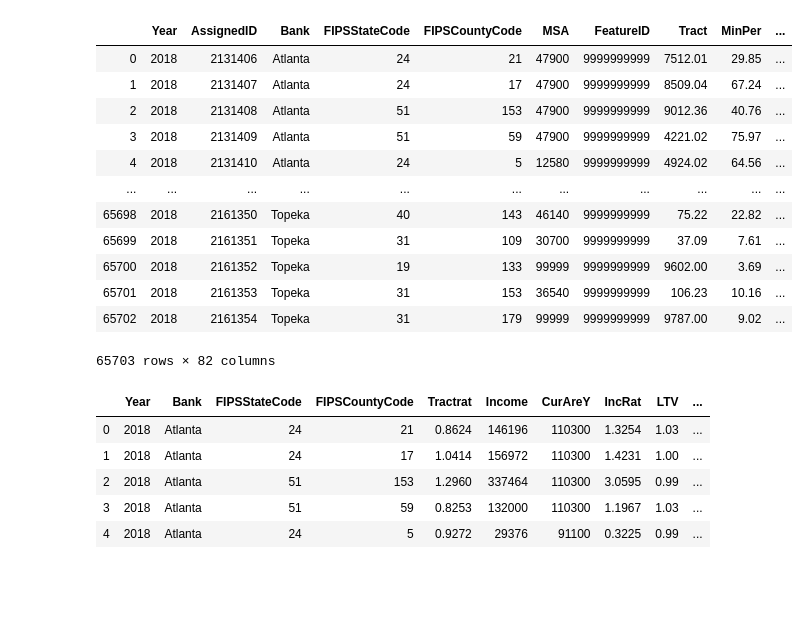
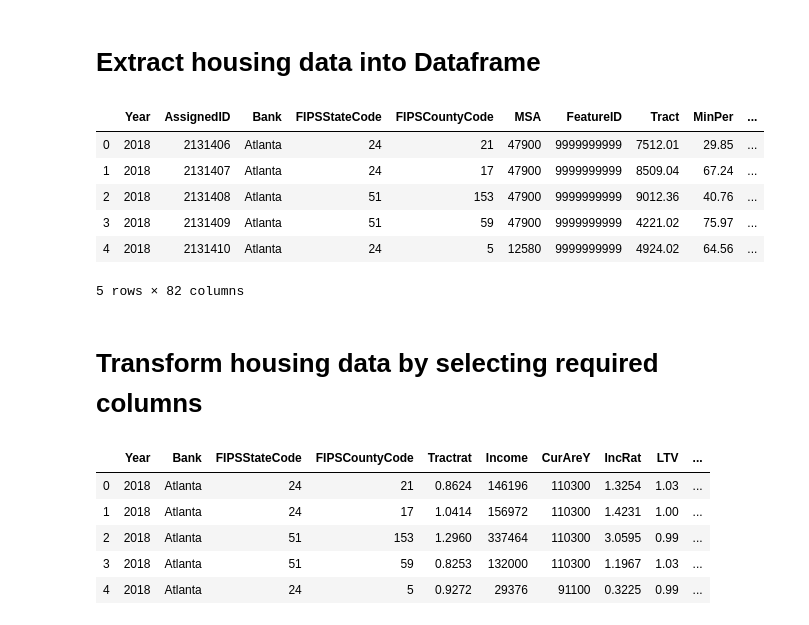
Before and after one commit to bishdj22/ETL_Project_HousingData, a Jupyter notebook: Intial_Cleansing_2018.ipynb, the cells around one changed output. Drawn from its saved outputs; the diff is of its cells as text; code cells hidden in the pictures; blank space fills up the shorter version.

```diff
--- a/Intial_Cleansing_2018.ipynb
+++ b/Intial_Cleansing_2018.ipynb
@@ -2,24 +2,22 @@
 
 import pandas as pd
 from sqlalchemy import create_engine
+# %% [markdown]
+# Extract housing data into Dataframe
 # %%
 housing_2018_df=pd.read_excel('/Users/maheshdivakarannair/Documents/GitHub/ETL_Project_HousingData/Resources/2018_PUDB_EXPORT_123118.xlsx')
 # %%
-housing_2018_df
+housing_2018_df.head()
 # %% [output]
 |  | Year | AssignedID | Bank | FIPSStateCode | FIPSCountyCode | MSA | FeatureID | Tract | MinPer | ... |
 | 0 | 2018 | 2131406 | Atlanta | 24 | 21 | 47900 | 9999999999 | 7512.01 | 29.85 | ... |
 | 1 | 2018 | 2131407 | Atlanta | 24 | 17 | 47900 | 9999999999 | 8509.04 | 67.24 | ... |
 | 2 | 2018 | 2131408 | Atlanta | 51 | 153 | 47900 | 9999999999 | 9012.36 | 40.76 | ... |
 | 3 | 2018 | 2131409 | Atlanta | 51 | 59 | 47900 | 9999999999 | 4221.02 | 75.97 | ... |
 | 4 | 2018 | 2131410 | Atlanta | 24 | 5 | 12580 | 9999999999 | 4924.02 | 64.56 | ... |
-| ... | ... | ... | ... | ... | ... | ... | ... | ... | ... | ... |
-| 65698 | 2018 | 2161350 | Topeka | 40 | 143 | 46140 | 9999999999 | 75.22 | 22.82 | ... |
-| 65699 | 2018 | 2161351 | Topeka | 31 | 109 | 30700 | 9999999999 | 37.09 | 7.61 | ... |
-| 65700 | 2018 | 2161352 | Topeka | 19 | 133 | 99999 | 9999999999 | 9602.00 | 3.69 | ... |
-| 65701 | 2018 | 2161353 | Topeka | 31 | 153 | 36540 | 9999999999 | 106.23 | 10.16 | ... |
-| 65702 | 2018 | 2161354 | Topeka | 31 | 179 | 99999 | 9999999999 | 9787.00 | 9.02 | ... |
-65703 rows × 82 columns
+5 rows × 82 columns
+# %% [markdown]
+# Transform housing data by selecting required columns
 # %%
 final_housing_2018_df=housing_2018_df[[
     'Year','Bank','FIPSStateCode','FIPSCountyCode','Tractrat','Income','CurAreY','IncRat','LTV','MortDate','AcquDate',
```
Also changed, not shown: parts of 17 cells of this notebook, 5 other files.
